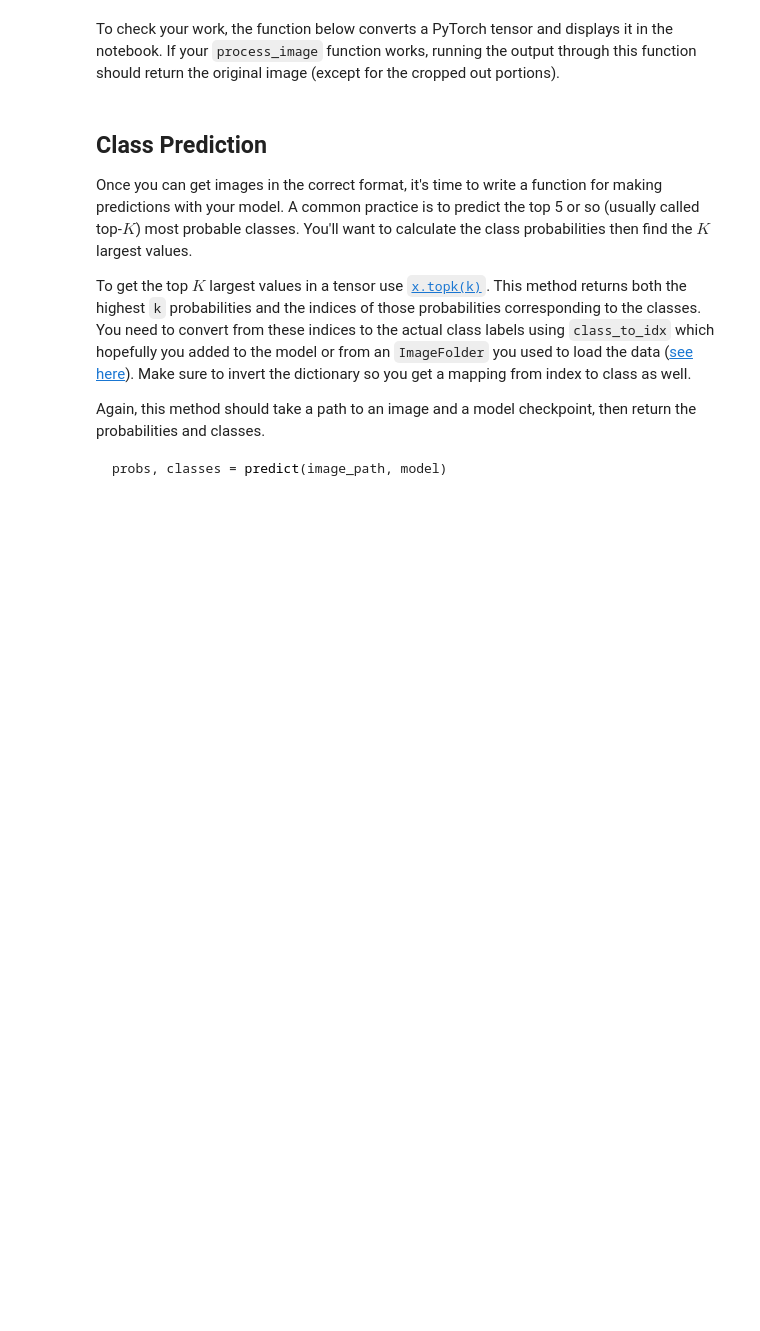
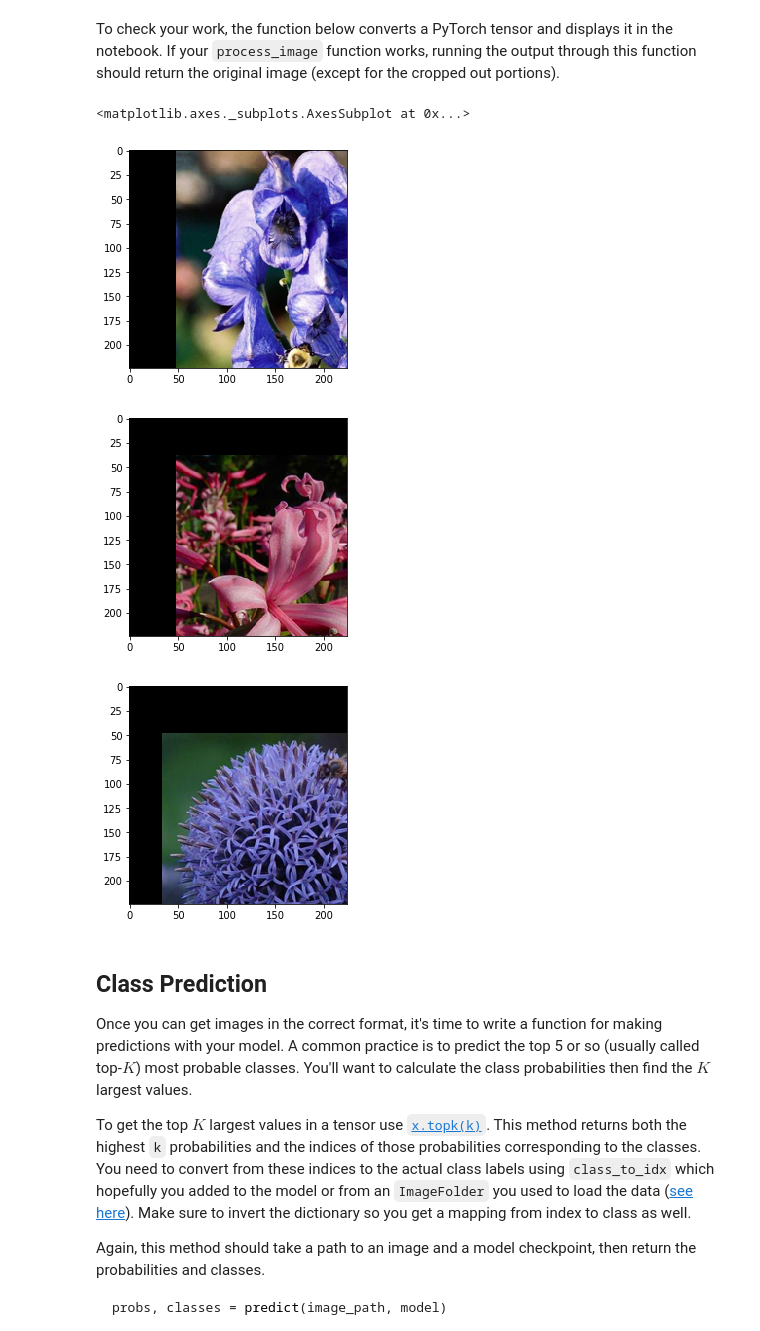
Before and after one commit to AlexYoOS/ai-project-2, a Jupyter notebook: src/Image Classifier Project.ipynb, the cells around one changed output. Drawn from its saved outputs; the diff is of its cells as text; code cells hidden in the pictures; blank space fills up the shorter version.

Commit message:
Working model

```diff
--- a/src/Image Classifier Project.ipynb
+++ b/src/Image Classifier Project.ipynb
@@ -277,0 +99,19 @@ ERROR: Unexpected bus error encountered in worker. This might be caused by insuf
+# %%
+# TODO: Build and train your network
+
+model = models.vgg16(pretrained=True)
+
+for param in model.parameters():
+    param.requires_grad = False
+
+classifier = torch.nn.Sequential(torch.nn.Linear(25088, 4096),
+                                  torch.nn.ReLU(),
+                                  torch.nn.Dropout(0.5),
+                                  torch.nn.Linear(4096, 102),
+                                  torch.nn.LogSoftmax(dim=1))
+
+model.classifier = classifier
+
+# Set the loss function and optimizer
+criterion = torch.nn.NLLLoss()
+optimizer = torch.optim.Adam(model.classifier.parameters(), lr=0.001)
@@ -295,3 +210,4 @@ Now that your network is trained, save the model so you can load it later for ma
 Remember that you'll want to completely rebuild the model later so you can use it for inference. Make sure to include any information you need in the checkpoint. If you want to load the model and keep training, you'll want to save the number of epochs as well as the optimizer state, `optimizer.state_dict`. You'll likely want to use this trained model in the next part of the project, so best to save it now.
 # %%
 # TODO: Save the checkpoint
+model.class_to_idx = train_dataset.class_to_idx
@@ -301,6 +220,13 @@ Remember that you'll want to completely rebuild the model later so you can use i
 At this point it's good to write a function that can load a checkpoint and rebuild the model. That way you can come back to this project and keep working on it without having to retrain the network.
 # %%
 # TODO: Write a function that loads a checkpoint and rebuilds the model
+
+# Define file path of saved model
+model_path = 'my_model.pth'
+
+
+# Load saved model state_dict into model object
+model.load_state_dict(torch.load(model_path))
 # %% [markdown]
 # Inference for classification
 
@@ -339,12 +316,13 @@ To check your work, the function below converts a PyTorch tensor and displays it
 # %%
 def imshow(image, ax=None, title=None):
     """Imshow for Tensor."""
+
     if ax is None:
         fig, ax = plt.subplots()
 
     # PyTorch tensors assume the color channel is the first dimension
     # but matplotlib assumes is the third dimension
-    image = image.numpy().transpose((1, 2, 0))
+    image = np.array(image).transpose((1, 2, 0))
 
     # Undo preprocessing
     mean = np.array([0.485, 0.456, 0.406])
@@ -357,6 +335,15 @@ def imshow(image, ax=None, title=None):
     ax.imshow(image)
 
     return ax
+# %%
+imshow(process_image("flowers/test/9/image_06413.jpg"))
+imshow(process_image("flowers/test/37/image_03734.jpg"))
+imshow(process_image("flowers/test/10/image_07090.jpg"))
+# %% [output]
+<matplotlib.axes._subplots.AxesSubplot at 0x...>
+[figure, added]
+[figure, added]
+[figure, added]
 # %% [markdown]
 ## Class Prediction
 
```
Also changed, not shown: parts of 31 cells of this notebook.
